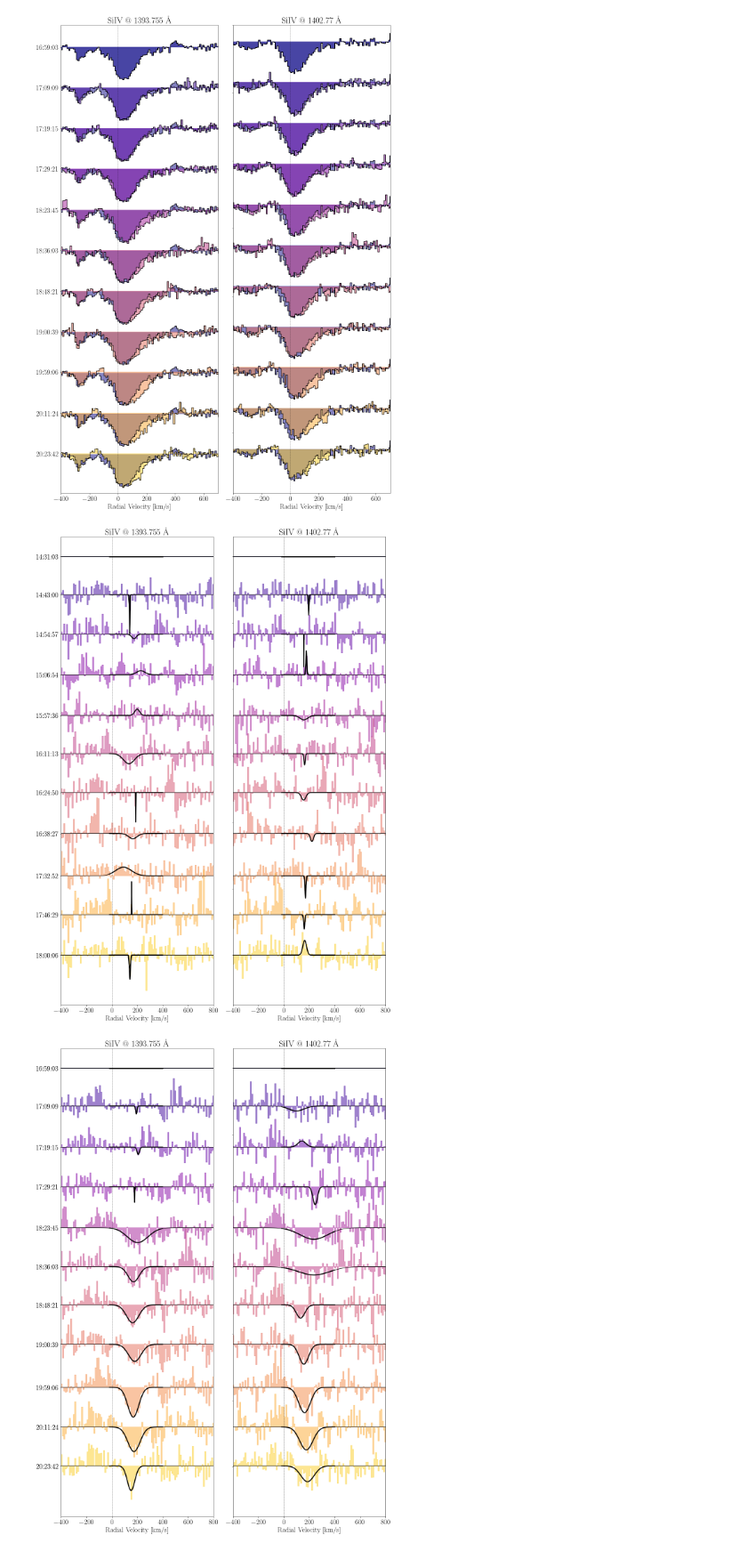
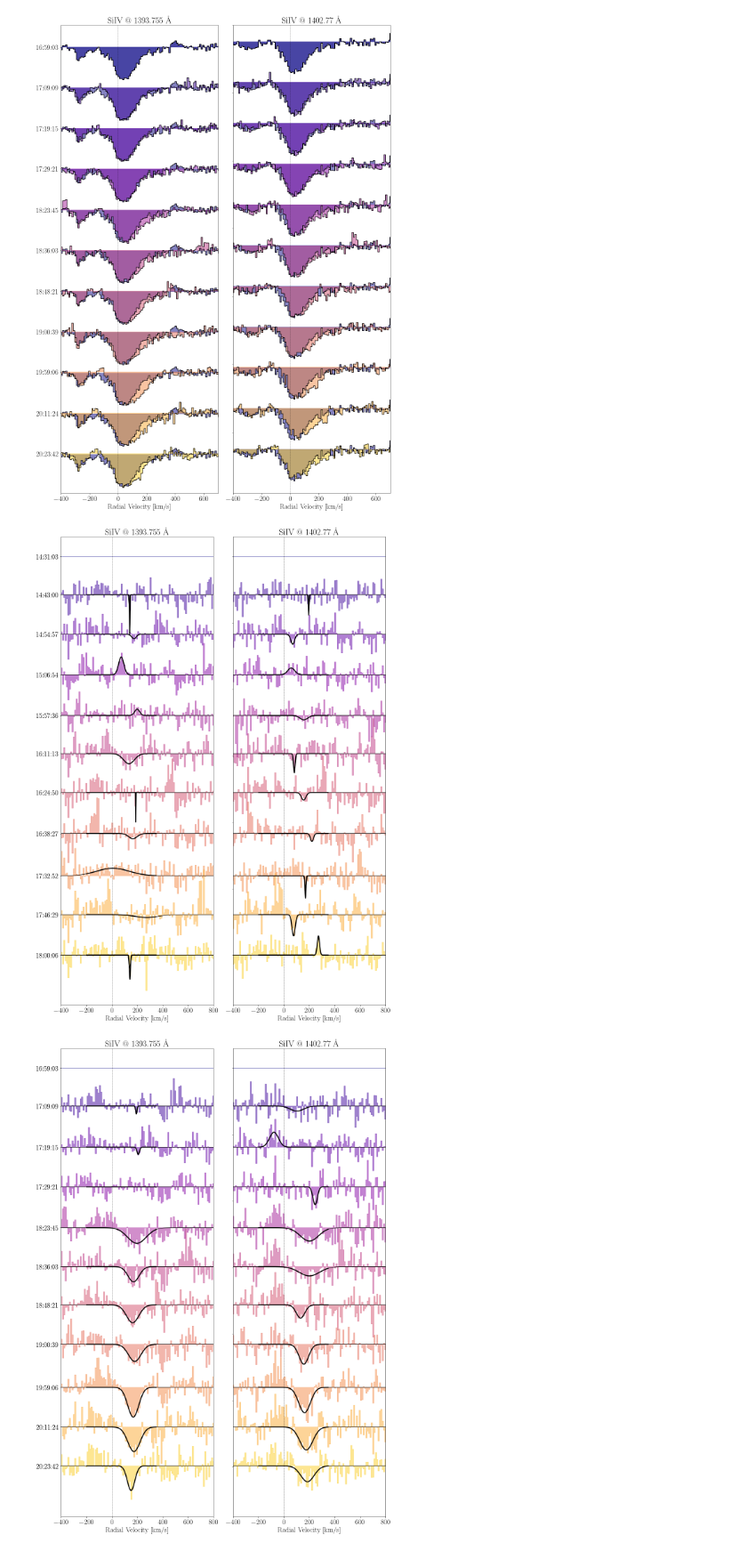
Before and after one commit to bdrdavies/exocomets, a Jupyter notebook: notebooks/short_term_variations.ipynb, the cells around one changed output. Shown at 89% size. Saved outputs shown, nothing was run; the diff lists cells and outputs as text; code cells hidden in the pictures.

```diff
--- a/notebooks/short_term_variations.ipynb
+++ b/notebooks/short_term_variations.ipynb
@@ -247,23 +247,23 @@ Looking at observations done on:
 from scipy.optimize import curve_fit
 
 def gauss(x,a,x0,sigma):
-    return -a*np.exp(-(x-x0)**2/(2*sigma**2))
+    return -a*np.exp(-(x-x0)**2/(2*(sigma)**2))
 
 bin_size = 5
 
 lines = [1393.7550, 1402.7700]
 
-g1 = -20
-g2 = 400
+g1 = -200
+g2 = 350
 
+# Below we have the -1 as we are not fitting a Gaussian to a staight line.
+amplitude = np.zeros(shape=(len(DP),2, len(DP[nobs])-1))
+shift = np.zeros(shape=(len(DP),2, len(DP[nobs])-1))
+width = np.zeros(shape=(len(DP),2, len(DP[nobs])-1))
 
-amplitude = np.zeros(shape=(len(DP),2, len(DP[nobs])))
-shift = np.zeros(shape=(len(DP),2, len(DP[nobs])))
-width = np.zeros(shape=(len(DP),2, len(DP[nobs])))
-
-amplitude_err = np.zeros(shape=(len(DP),2, len(DP[nobs])))
-shift_err = np.zeros(shape=(len(DP),2, len(DP[nobs])))
-width_err = np.zeros(shape=(len(DP),2, len(DP[nobs])))
+amplitude_err = np.zeros(shape=(len(DP),2, len(DP[nobs])-1))
+shift_err = np.zeros(shape=(len(DP),2, len(DP[nobs])-1))
+width_err = np.zeros(shape=(len(DP),2, len(DP[nobs])-1))
 
 diffg = np.zeros(shape=(len(DP),2, len(DP[nobs])))
 
@@ -307,55 +307,65 @@ for nobs in range(len(DP)):
             ticks.append(np.median(y1[s1:s2]-y[s1:s2])-offset)
             times.append(str(DP[nobs][i][3])[11:])
 
             # Calculate the difference between the spectra
             diffg = (DP[nobs][i][1]-DP[nobs][0][1])[gg1:gg2]
+            diff_err = (np.sqrt(DP[nobs][i][2]**2+DP[nobs][0][2]**2))[gg1:gg2]
             xg = rv[gg1:gg2]
 
-            # Fit a Gaussian to the data
-            popt,pcov = curve_fit(gauss,xg,diffg,p0=[5e-14,180,20],bounds=([-np.inf, -np.inf, -np.inf], [np.inf, np.inf, np.inf]))
+            # To avoid fitting a Gaussian to a straight line
+            if i > 0:
+                # Fit a Gaussian to the data
+                popt,pcov = curve_fit(gauss,xg,diffg,p0=[1e-14,180.0,20.0],bounds=([-np.inf, -np.inf, -np.inf], [np.inf, np.inf, np.inf]))
 
-            # Calculate the uncertainties on the parameters
-            perr = np.sqrt(np.diag(pcov))
+                # Calculate the uncertainties on the parameters
+                perr = np.sqrt(np.diag(pcov))
 
-            # Store the fit parameters
-            amplitude[nobs][j][i] = popt[0]
-            shift[nobs][j][i] = popt[1]
-            width[nobs][j][i] = popt[2]
+                # Store the fit parameters
+                amplitude[nobs][j][i-1] = popt[0]
+                shift[nobs][j][i-1] = popt[1]
+                width[nobs][j][i-1] = popt[2]
 
-            # Store the uncertainties on the parameters
-            amplitude_err[nobs][j][i] = perr[0]
-            shift_err[nobs][j][i] = perr[1]
-            width_err[nobs][j][i] = perr[2]
+                # Store the uncertainties on the parameters
+                amplitude_err[nobs][j][i-1] = perr[0]
+                shift_err[nobs][j][i-1] = perr[1]
+                width_err[nobs][j][i-1] = perr[2]
 
-            if j == 0:
-                ax1.plot(x,gauss(x,*popt)+np.median(y1[s1:s2]-y[s1:s2])*np.ones(len(x))-offset,'-k')
-                ax1.plot(xg,gauss(xg,*popt)+np.median(y1[s1:s2]-y[s1:s2])*np.ones(len(xg))-offset,'-k',lw=3)
-                ax1.fill_between(x,y-y1+np.median(y1[s1:s2]-y[s1:s2])*np.ones(len(x))-offset,np.median(y1[s1:s2]-y[s1:s2])*np.ones(len(x))-offset,step='pre',color=cool[i],alpha=0.5)
-            if j == 1:
-                ax2.plot(x,gauss(x,*popt)+np.median(y1[s1:s2]-y[s1:s2])*np.ones(len(x))-offset,'-k')
-                ax2.plot(xg,gauss(xg,*popt)+np.median(y1[s1:s2]-y[s1:s2])*np.ones(len(xg))-offset,'-k',lw=3)
-                ax2.fill_between(x,y-y1+np.median(y1[s1:s2]-y[s1:s2])*np.ones(len(x))-offset,np.median(y1[s1:s2]-y[s1:s2])*np.ones(len(x))-offset,step='pre',color=cool[i],alpha=0.5)
+                if j == 0:
+                    ax1.plot(x,gauss(x,*popt)+np.median(y1[s1:s2]-y[s1:s2])*np.ones(len(x))-offset,'-k')
+                    ax1.plot(xg,gauss(xg,*popt)+np.median(y1[s1:s2]-y[s1:s2])*np.ones(len(xg))-offset,'-k',lw=3)
+                    ax1.fill_between(x,y-y1+np.median(y1[s1:s2]-y[s1:s2])*np.ones(len(x))-offset,np.median(y1[s1:s2]-y[s1:s2])*np.ones(len(x))-offset,step='pre',color=cool[i],alpha=0.5)
+                if j == 1:
+                    ax2.plot(x,gauss(x,*popt)+np.median(y1[s1:s2]-y[s1:s2])*np.ones(len(x))-offset,'-k')
+                    ax2.plot(xg,gauss(xg,*popt)+np.median(y1[s1:s2]-y[s1:s2])*np.ones(len(xg))-offset,'-k',lw=3)
+                    ax2.fill_between(x,y-y1+np.median(y1[s1:s2]-y[s1:s2])*np.ones(len(x))-offset,np.median(y1[s1:s2]-y[s1:s2])*np.ones(len(x))-offset,step='pre',color=cool[i],alpha=0.5)
+
+            # Show the first difference spectrum. It is just a line (as we subtract the spectrum from itself).
+            else:
+                if j == 0:
+                    ax1.fill_between(x,y-y1+np.median(y1[s1:s2]-y[s1:s2])*np.ones(len(x))-offset,np.median(y1[s1:s2]-y[s1:s2])*np.ones(len(x))-offset,step='pre',color=cool[i],alpha=0.5)
+                if j == 1:
+                    ax2.fill_between(x,y-y1+np.median(y1[s1:s2]-y[s1:s2])*np.ones(len(x))-offset,np.median(y1[s1:s2]-y[s1:s2])*np.ones(len(x))-offset,step='pre',color=cool[i],alpha=0.5)
 
     ax1.title.set_text('SiIV @ '+str(Line1)+' \AA')
     ax1.set_xlim(-400,800)
     ax1.set_ylim(-1.35e-12,6.0e-14)
     ax1.set_xlabel(r'Radial Velocity [km/s]')
     ax1.set_yticks(ticks)
     ax1.set_yticklabels(times)
 
     ax2.title.set_text('SiIV @ '+str(Line2)+' \AA')
     ax2.set_xlim(-400,800)
     ax2.set_ylim(-1.35e-12,6.0e-14)
     ax2.set_xlabel(r'Radial Velocity [km/s]')
     ax2.set(yticklabels=[])
     ax2.set(ylabel=None)
 
 
     fig.tight_layout()
     plt.savefig(home+'/plots/'+date+'_exocomets.pdf', bbox_inches='tight', pad_inches=0.1,dpi=300)
 # %% [output]
-[figure, old version]
+[figure, new version]
-[figure, old version]
+[figure, new version]
 # %%
 from datetime import timedelta
 from scipy.stats import linregress
```
Also changed, not shown: parts of 13 cells of this notebook, 29 other files.
